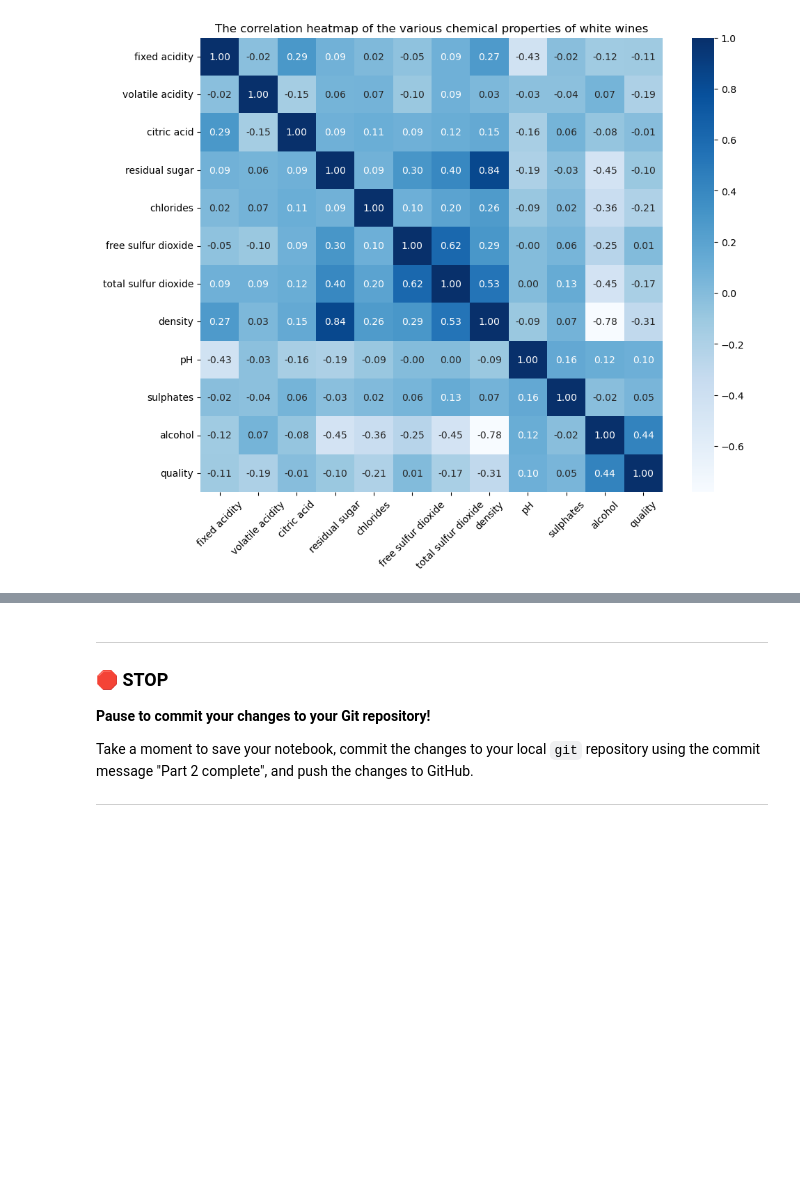
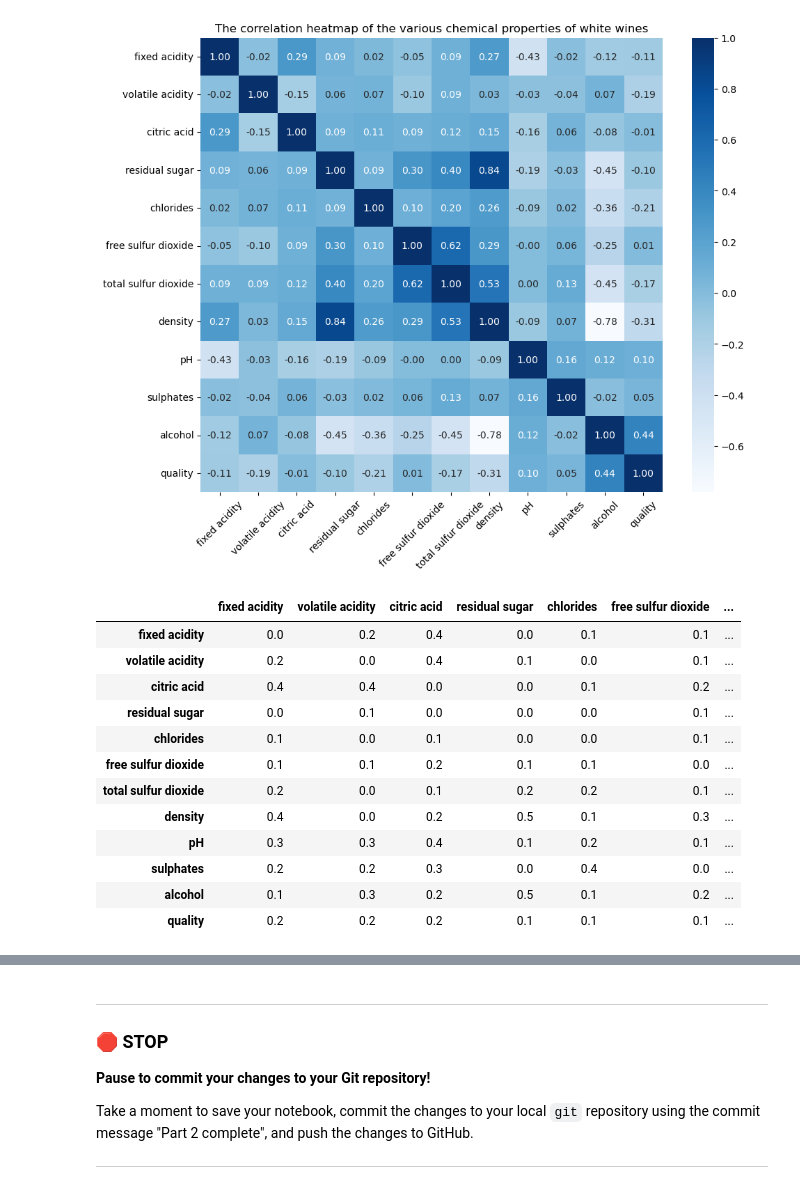
Before and after one commit to lowell-monis/cmse202, a Jupyter notebook: hw-03/HW-03_Regression-STUDENT.ipynb, the cells around one changed output, grey strips where cells are left out. Saved outputs shown, nothing was run; the diff lists cells and outputs as text; code cells hidden in the pictures; blank space fills up the shorter version.

```diff
--- a/hw-03/HW-03_Regression-STUDENT.ipynb
+++ b/hw-03/HW-03_Regression-STUDENT.ipynb
@@ -164,3 +165,19 @@ plt.title('The correlation heatmap of the various chemical properties of white w
 plt.show()
 # %% [output]
 [figure]
+# %%
+np.round(np.abs(corr_red-corr_white), 1)
+# %% [output]
+|  | fixed acidity | volatile acidity | citric acid | residual sugar | chlorides | free sulfur dioxide | ... |
+| fixed acidity | 0.0 | 0.2 | 0.4 | 0.0 | 0.1 | 0.1 | ... |
+| volatile acidity | 0.2 | 0.0 | 0.4 | 0.1 | 0.0 | 0.1 | ... |
+| citric acid | 0.4 | 0.4 | 0.0 | 0.0 | 0.1 | 0.2 | ... |
+| residual sugar | 0.0 | 0.1 | 0.0 | 0.0 | 0.0 | 0.1 | ... |
+| chlorides | 0.1 | 0.0 | 0.1 | 0.0 | 0.0 | 0.1 | ... |
+| free sulfur dioxide | 0.1 | 0.1 | 0.2 | 0.1 | 0.1 | 0.0 | ... |
+| total sulfur dioxide | 0.2 | 0.0 | 0.1 | 0.2 | 0.2 | 0.1 | ... |
+| density | 0.4 | 0.0 | 0.2 | 0.5 | 0.1 | 0.3 | ... |
+| pH | 0.3 | 0.3 | 0.4 | 0.1 | 0.2 | 0.1 | ... |
+| sulphates | 0.2 | 0.2 | 0.3 | 0.0 | 0.4 | 0.0 | ... |
+| alcohol | 0.1 | 0.3 | 0.2 | 0.5 | 0.1 | 0.2 | ... |
+| quality | 0.2 | 0.2 | 0.2 | 0.1 | 0.1 | 0.1 | ... |
```
Also changed, not shown: parts of 2 cells of this notebook.
